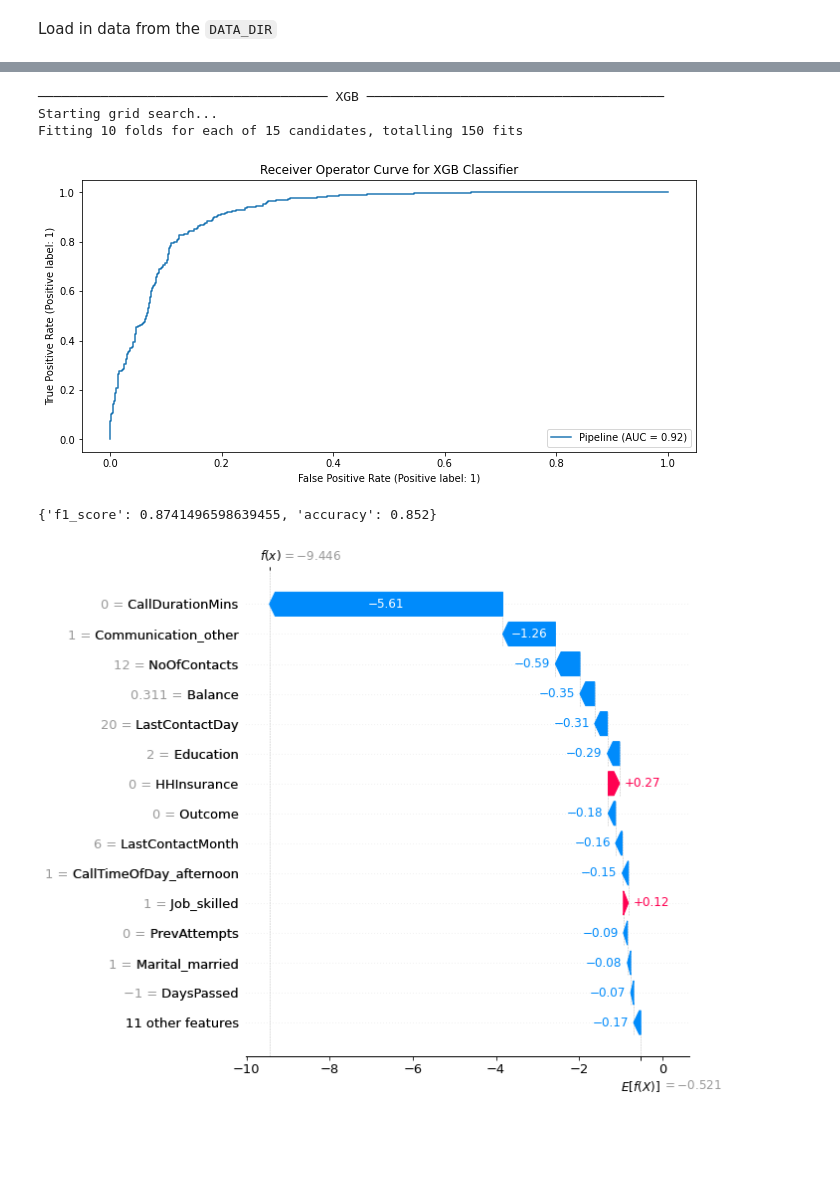
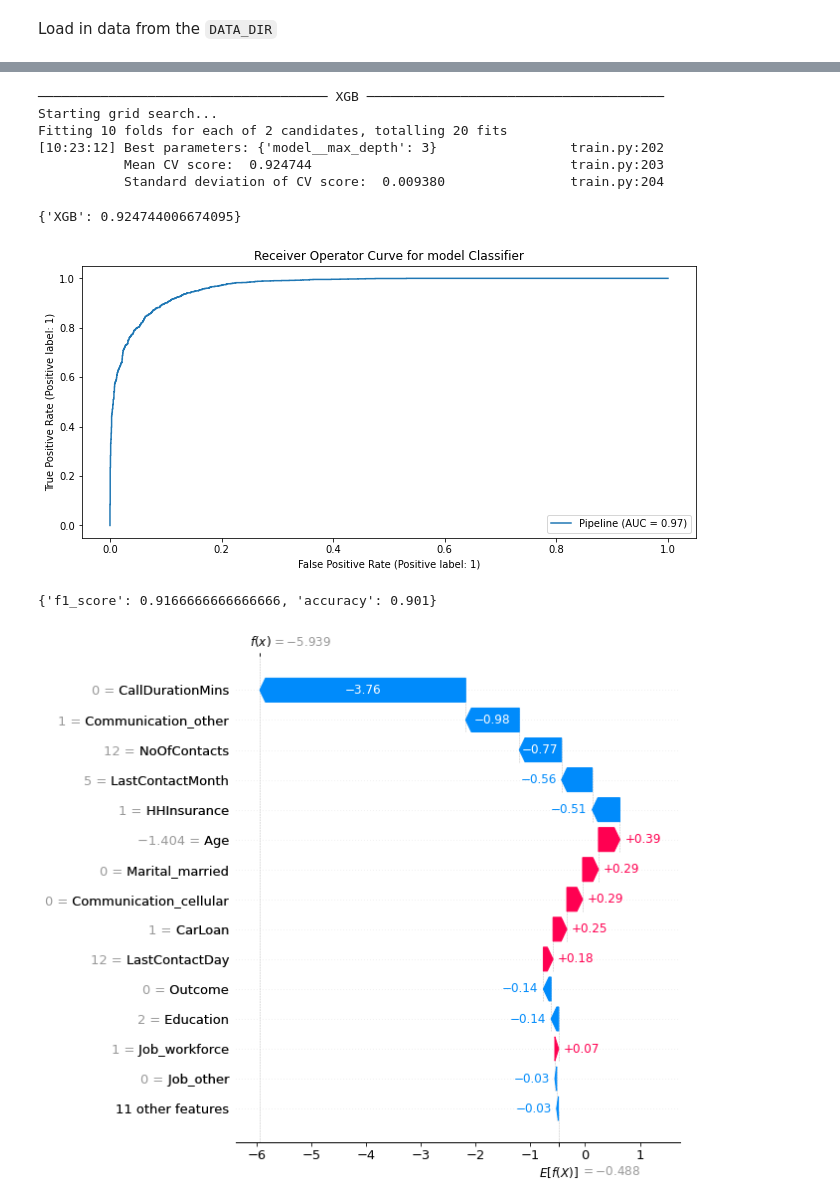
Before and after one commit to m-o-leary/car_insurance_prediction, a Jupyter notebook: notebooks/mol-model.ipynb, the cells around one changed output, grey strips where cells are left out. Drawn from its saved outputs; the diff is of its cells as text; code cells hidden in the pictures; blank space fills up the shorter version.

```diff
--- a/notebooks/mol-model.ipynb
+++ b/notebooks/mol-model.ipynb
@@ -23,21 +29,25 @@ X,y = mngr.train
 # %%
-from trainer_lib.modelling.train import Trainer
-trainer = Trainer()
-trainer.train(X,y)
+from trainer_lib.modelling.train import Trainer, Evaluation, Explain
+trainer = Trainer(X,y)
+trainer.train()
 # %% [output]
 ───────────────────────────────────── XGB ──────────────────────────────────────
 Starting grid search...
-Fitting 10 folds for each of 15 candidates, totalling 150 fits
+Fitting 10 folds for each of 2 candidates, totalling 20 fits
+[10:23:12] Best parameters: {'model__max_depth': 3}                 train.py:202
+           Mean CV score:  0.924744                                 train.py:203
+           Standard deviation of CV score:  0.009380                train.py:204
+{'XGB': 0.924744006674095}
 # %%
-from trainer_lib.modelling.train import Evaluation, Explain
-evaluate = Evaluation().evaluate(trainer.best_classifier, X_test, y_test)
+evaluator = Evaluation(trainer.best_classifier, X, y)
+evaluator.run()
 p, metrics = evaluate
 metrics
 # %% [output]
-[figure, old version]
+[figure, new version]
-{'f1_score': 0.8741496598639455, 'accuracy': 0.852}
+{'f1_score': 0.9166666666666666, 'accuracy': 0.901}
 # %%
 explain = Explain(trainer.best_classifier, X_test)
 explain.waterfall()
 # %% [output]
-[figure, old version]
+[figure, new version]
```
Also changed, not shown: parts of 4 cells of this notebook, 1 other file.
